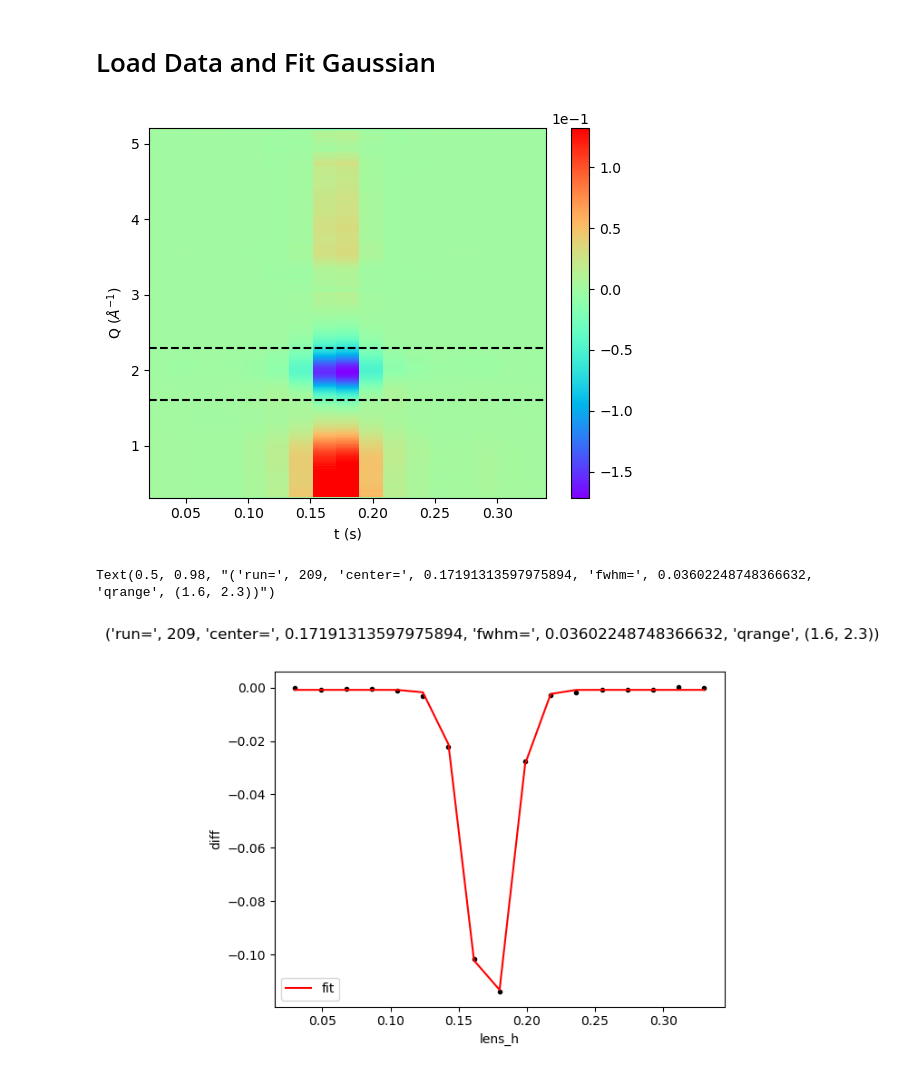
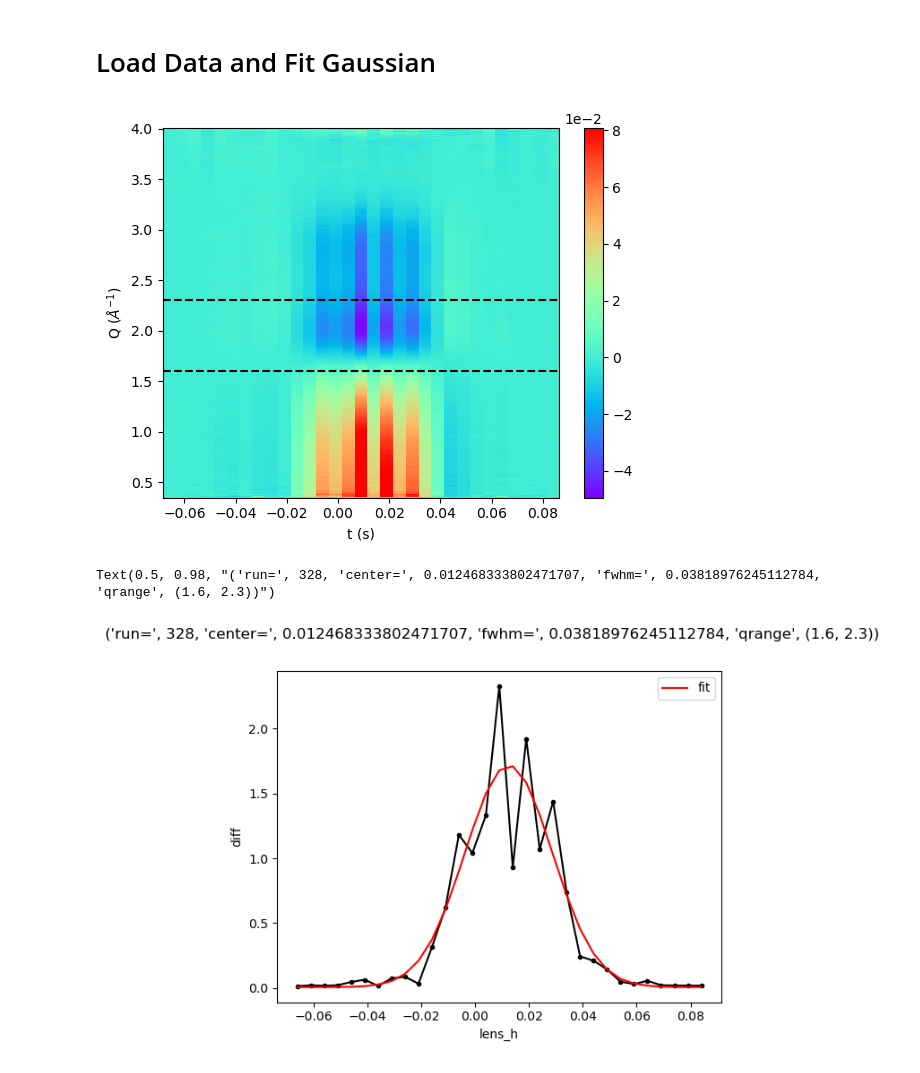
Before and after one commit to Solution-Phase-Chemistry/ReduceScatt, a Jupyter notebook: Example_overlap.ipynb, the cells around one changed output. Cells and saved outputs as stored; diff of their text form; code cells hidden in the pictures.

```diff
--- a/Example_overlap.ipynb
+++ b/Example_overlap.ipynb
@@ -29,18 +29,13 @@ from LCLSDataToolsNew.plottingTools import *
 
 print('Import Complete!')
 
-exper = 'xcsly5320'
-### ffb ###
-# smalldata_folder='/cds/data/drpsrcf/xcs/'+exper+'/scratch/hdf5/smalldata/'
-### call ffb from psana ###
-# smalldata_folder='/reg/data/drpsrcf/xcs/'+exper+'/scratch/hdf5/smalldata/'
-### psana ###
-smalldata_folder='/reg/d/psdm/xcs/'+exper+'/hdf5/smalldata/smdBeamtime/'
+exper = 'xcsl1008621'
 
+### s3df ###
+smalldata_folder='/sdf/data/lcls/ds/xcs/'+exper+'/hdf5/smalldata/'
 
-# outpath='/reg/d/psdm/xcs/'+exper+'/results/ReducedData/'
-# outpath='/reg/d/psdm/xcs/'+exper+'/scratch/slr/'
-outpath='/cds/home/s/slraj/code/ScatteringCode/'
+## set output path as desired
+outpath='/sdf/data/lcls/ds/xcs/'+exper+'/results/ReducedData/'
 
 # #make directories if needed
 if os.path.isdir(outpath+'/figures/')==False:
@@ -172,52 +154,49 @@ done
 def gaus(x, a, b, c, d):
     return a * np.exp(-1*(x-b)**2/2/c**2) + d
 # %%
-## fit q vs lens_h with gaussian and extract fwhm
-runnum=209
+## load and plot 2D data
+runnum=328
 filepath=outpath+'/npy/'+exper+'_Run%04i_out.npy' %runnum
-
-qrange=(1.6,2.3)
 
 data= np.load(filepath,allow_pickle= True).item()
 
 qs=data['qs']
 phis=data['phis'][0:-1]
 scanvar=data['xcenter']
 diff=data['diff_bin']
 
-goodq = np.where((qs > qrange[0]) & (qs < qrange[1]))[0]
-diff2d=np.nanmean(diff,1)#average over phis
+#plot 2D
+goodq,qrange=chooseR(1.6,2.3,qs)
+diff2d=np.nanmean(diff,1) #average over phis
 plt.figure('scanvar2')
 plot_2d(scanvar,qs,diff2d,fig='scanvar2')
 plt.axhline(qrange[0],ls='--',color='k')
 plt.axhline(qrange[1],ls='--',color='k')
 # plt.clim(-5e-2,5e-2)
-diff1d=np.nanmean(diff2d[:,goodq],1)
+
+#take the sum of the absolute difference signal in q range to extract a 1D curve
+diff1d=np.nansum(np.abs(diff2d[:,goodq]),1)
 # %% [output]
-[figure, old version]
+[figure, new version]
 # %%
+## fit 1D curve to gaussian
 
-# lens_v=True
+lens_v=True
 lens_v=False
 
 if lens_v:
-    p0=[.005,.05,.05,0.001] #lensv
+    p0=[2,.05,.05,0.001] #lensv
     param, err =curve_fit(gaus,scanvar,diff1d,p0=p0)
 
-    center=param[1]
-    fwhm=param[2]*2.355
-
 else:
-    p0=[-.008,.16,0.01,-0.001]
+    p0=[2.,0.0,0.01,-0.001] #lensh
     param, err =curve_fit(gaus,scanvar,diff1d,p0=p0)
-
-#     param, err =curve_fit(gaus,scanvar,diff1d)
 
 center=param[1]
 fwhm=param[2]*2.355
 
 plt.figure('fit')
-plt.plot(scanvar,diff1d,'k.')
+plt.plot(scanvar,diff1d,'k.-')
 plt.plot(scanvar,gaus(scanvar,*param),'r',label='fit')
 if lens_v:
     plt.xlabel('lens_v')
@@ -227,5 +206,5 @@ plt.ylabel('diff')
 plt.legend()
 plt.suptitle(('run=',runnum,'center=',center,'fwhm=',fwhm,'qrange',qrange))
 # %% [output]
-Text(0.5, 0.98, "('run=', 209, 'center=', 0.17191313597975894, 'fwhm=', 0.03602248748366632, 'qrange', (1.6, 2.3))")
+Text(0.5, 0.98, "('run=', 328, 'center=', 0.012468333802471707, 'fwhm=', 0.03818976245112784, 'qrange', (1.6, 2.3))")
-[figure, old version]
+[figure, new version]
```
Also changed, not shown: parts of 2 cells of this notebook, 1 other file.
